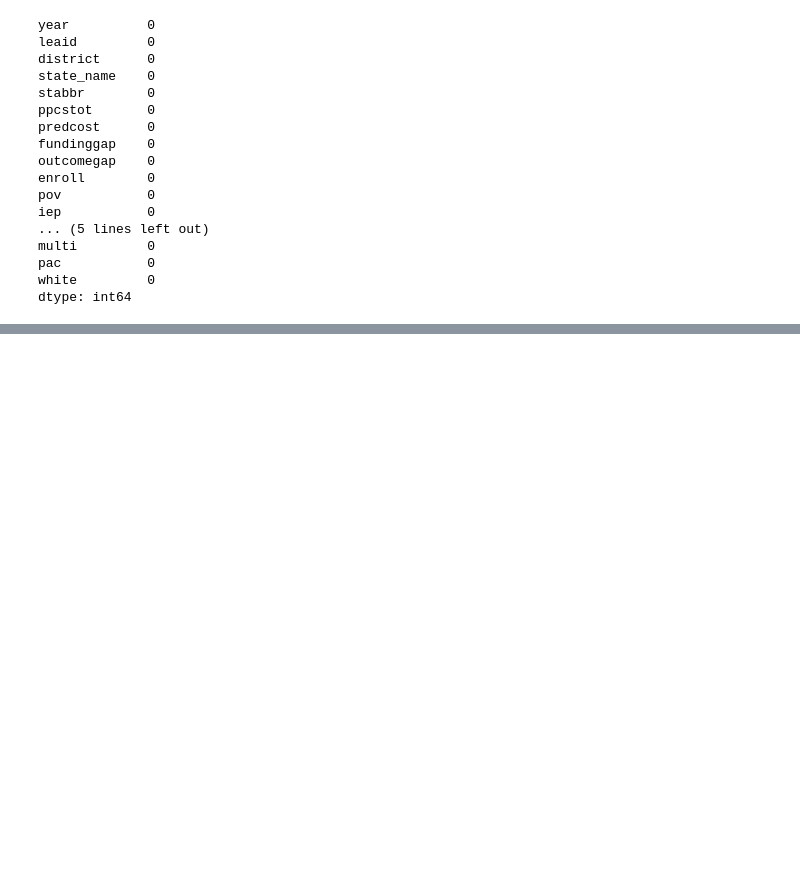
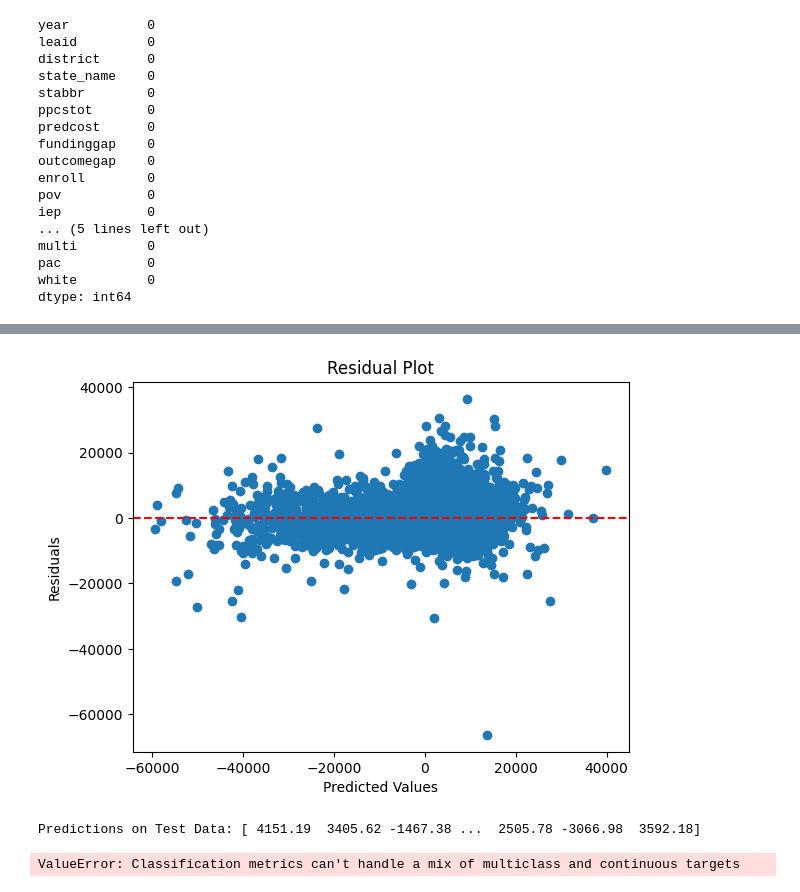
Before and after one commit to mwhiteaz/SchoolFunding, a Jupyter notebook: schoolfundingeda-10-10.ipynb, the cells around one changed output, grey strips where cells are left out. Cells and saved outputs as stored; diff of their text form; code cells hidden in the pictures; blank space fills up the shorter version.

```diff
--- a/schoolfundingeda-10-10.ipynb
+++ b/schoolfundingeda-10-10.ipynb
@@ -170,0 +216,24 @@ dtype: int64
+# %%
+#Training the Model
+# Initialize the RandomForest model
+rf_model = RandomForestRegressor(n_estimators=100, random_state=42)
+
+# Train the model
+rf_model.fit(X_train_scaled, y_train)
+
+# Make predictions on the test set
+y_pred = rf_model.predict(X_test_scaled)
+
+# Evaluate model performance
+
+from sklearn.metrics import mean_squared_error, r2_score
+
+
+mse = mean_squared_error(y_test, y_pred)
+
+r2 = r2_score(y_test, y_pred)
+
+
+print(f"Mean Squared Error: {mse}")
+
+print(f"R-squared: {r2}")
@@ -171,3 +271,36 @@ dtype: int64
+# %%
+residuals = y_test - y_pred
+
+# Plot residuals
+plt.scatter(y_pred, residuals)
+plt.axhline(y=0, color='r', linestyle='--')
+plt.xlabel('Predicted Values')
+plt.ylabel('Residuals')
+plt.title('Residual Plot')
+plt.show()
+# %% [output]
+[figure, added]
+# %%
+# Fit the scaler on the training data
+scaler = StandardScaler()
+X_train_scaled = scaler.fit_transform(X_train)
+
+# Now, scale the test data using the same scaler (important to use the same scaler)
+X_test_scaled = scaler.transform(X_test)
+
+# Make predictions using the trained model on the scaled test data
+predictions = rf_model.predict(X_test_scaled)
+
+# Output predictions
+print("Predictions on Test Data:", predictions)
+
+# Optionally, evaluate the model's performance on the test data
+from sklearn.metrics import accuracy_score, classification_report
+print("Accuracy on Test Data:", accuracy_score(y_test, predictions))
+print("Classification Report:\n", classification_report(y_test, predictions))
+# %% [output]
+Predictions on Test Data: [ 4151.19  3405.62 -1467.38 ...  2505.78 -3066.98  3592.18]
+ValueError: Classification metrics can't handle a mix of multiclass and continuous targets
 # %%
 # Select only numerical columns
 numerical_df = df.select_dtypes(include=['number'])
```
Also changed, not shown: parts of 8 cells of this notebook.
